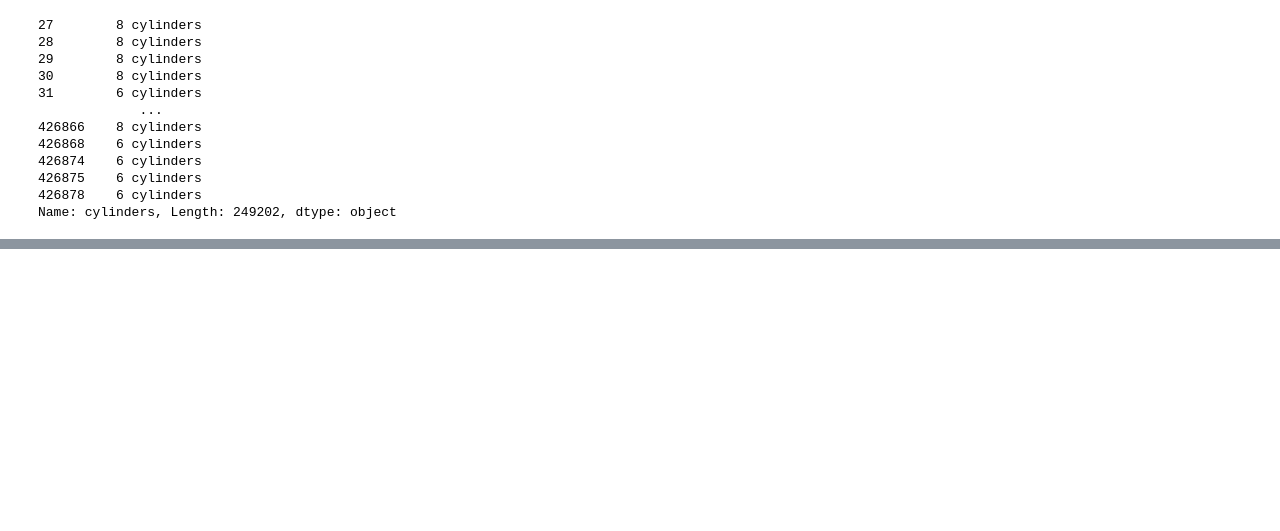
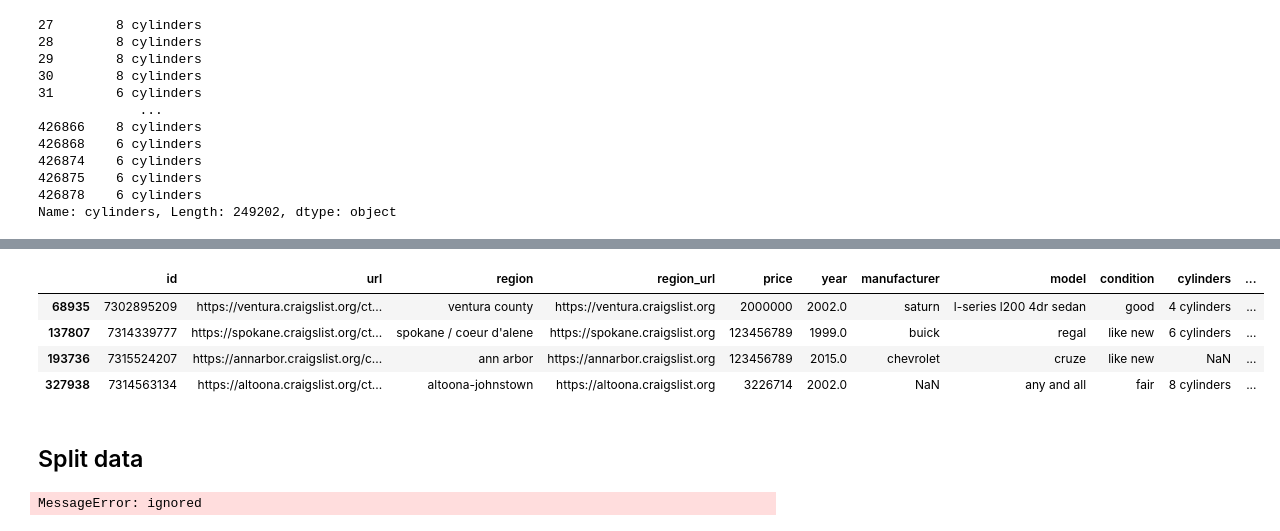
Before and after one commit to aulia-adil/craiglist-sales, a Jupyter notebook: Proyek_Akhir_KASDD.ipynb, the cells around one changed output, grey strips where cells are left out. Drawn from its saved outputs; the diff is of its cells as text; code cells hidden in the pictures; blank space fills up the shorter version.

```diff
--- a/Proyek_Akhir_KASDD.ipynb
+++ b/Proyek_Akhir_KASDD.ipynb
@@ -365,0 +430,19 @@ State yang paling sering menggunakan mobil adalah CA
+# %%
+temp = data.loc[data['type'] == "sedan"]
+temp = temp.loc[temp['price'] > 1.5 * 10**6]
+# temp["image_url"]
+temp
+# sns.boxplot(x="type", y="price", data=temp)
+# %% [output]
+|  | id | url | region | region_url | price | year | manufacturer | model | condition | cylinders | ... |
+| 68935 | 7302895209 | https://ventura.craigslist.org/ct... | ventura county | https://ventura.craigslist.org | 2000000 | 2002.0 | saturn | l-series l200 4dr sedan | good | 4 cylinders | ... |
+| 137807 | 7314339777 | https://spokane.craigslist.org/ct... | spokane / coeur d'alene | https://spokane.craigslist.org | 123456789 | 1999.0 | buick | regal | like new | 6 cylinders | ... |
+| 193736 | 7315524207 | https://annarbor.craigslist.org/c... | ann arbor | https://annarbor.craigslist.org | 123456789 | 2015.0 | chevrolet | cruze | like new | NaN | ... |
+| 327938 | 7314563134 | https://altoona.craigslist.org/ct... | altoona-johnstown | https://altoona.craigslist.org | 3226714 | 2002.0 | NaN | any and all | fair | 8 cylinders | ... |
+# %% [markdown]
+## Split data
+# %%
+from google.colab import drive
+drive.mount('/content/gdrive')
+# %% [output]
+MessageError: ignored
```
Also changed, not shown: parts of 22 cells of this notebook.
